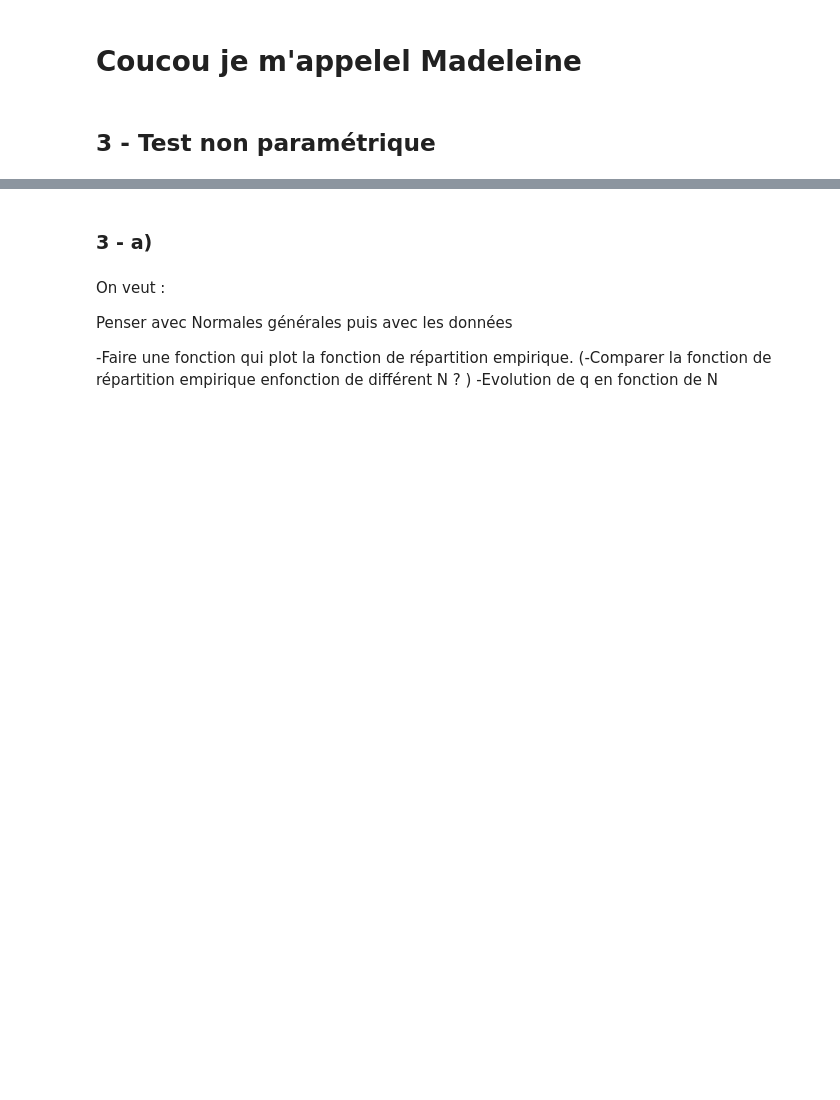
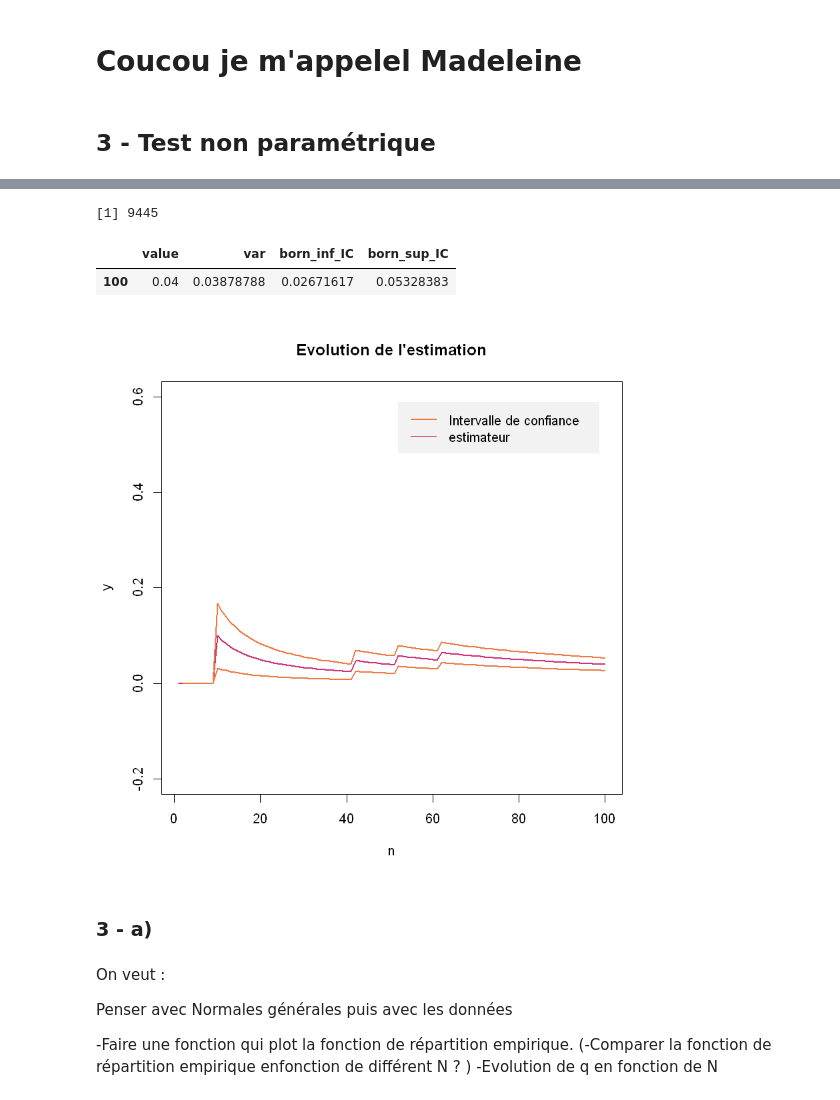
Before and after one commit to DatenBiene/Statistiques1_ProjetEnsae, a Jupyter notebook: Code R.ipynb, the cells around one changed output, grey strips where cells are left out. Cells and saved outputs as stored; diff of their text form; code cells hidden in the pictures; blank space fills up the shorter version.

```diff
--- a/Code R.ipynb
+++ b/Code R.ipynb
@@ -9,3 +33,52 @@
+# %%
+estim_quantil_R1(100,100,0.05,100)
+# %% [output]
+[1] 9445
+# %%
+evolE<- function(x){              ##evolution de l'estimateur
+  return(cumsum(x)/(1:length(x)))
+}
+
+evolIC <- function(x, delta, level) {  ## x<-echantillon de l'estimateur et delta=evolution de l'estimateur
+  n <- length(x)
+  s2 <- (cumsum(x^2) - (1:n) * (delta)^2)/(0:(n - 1))
+  IC <- qnorm(0.5 * (level + 1)) * sqrt(s2/(1:n))     ##calcul de q* racindeVar
+  return(data.frame(var = s2, born_inf_IC = delta - IC,born_sup_IC = delta + IC))
+}
+# %%
+MC <- function(y,lev) {   ##Methode de monte carlo classique
+  a<-evolE(y)        ## on recupere l'evolution de l'estimateur
+  b<-evolIC(y,a,lev) ## on recupere l'evolution de l'intervalle de confiance
+  n<-length(y)
+  par(mfrow=c(1,1))
+  plot(1:n, a, type = "l", lwd = 2, col = "violetred3",main = "Evolution de l'estimation", ylim = c(-0.2,0.6), xlab = "n",ylab="y")
+  lines(2:n, b$born_inf_IC[-1], col = "sienna2", lwd = 2)
+  lines(2:n, b$born_sup_IC[-1], col = "sienna2", lwd = 2)
+  legend("topright", c("Intervalle de confiance", "estimateur"), lwd = c(2, 1),
+         col = c("sienna2", "violetred3"), inset = 0.05, bg = "gray95",
+         box.lty = 0)
+  return(data.frame(value=a[n],b[n,]))
+}
+# %%
+tester_quantil_empirique<-function(n1,n2,mq,mmc,alpha){
+
+    q_emp<-estim_quantil_R1(n1,n2,alpha,mq)
+    x<-c()
+    for (i in 1:mmc){
+        y1<-runif(n1,0,1)
+        y2<-runif(n2,0,1)
+        x<-c(x,1*(get_Ranked_R1(y1,y2)<=q_emp))
+    }
+
+    MC(x,0.5)
+
+}
+# %%
+tester_quantil_empirique(100,100,1000,100,0.05)
+# %% [output]
+|  | value | var | born_inf_IC | born_sup_IC |
+| 100 | 0.04 | 0.03878788 | 0.02671617 | 0.05328383 |
+[figure, added]
 # %% [markdown]
 ### 3 - a)
 # %% [markdown]
```
Also changed, not shown: parts of 8 cells of this notebook, 3 other files.
